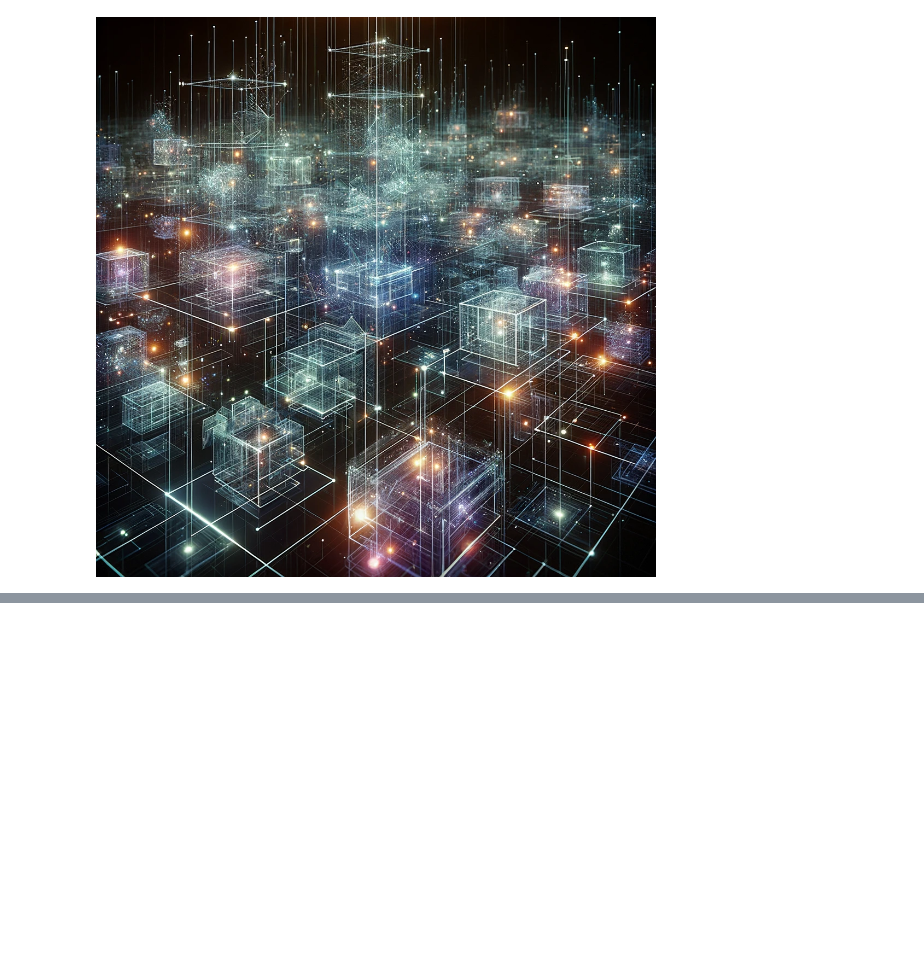
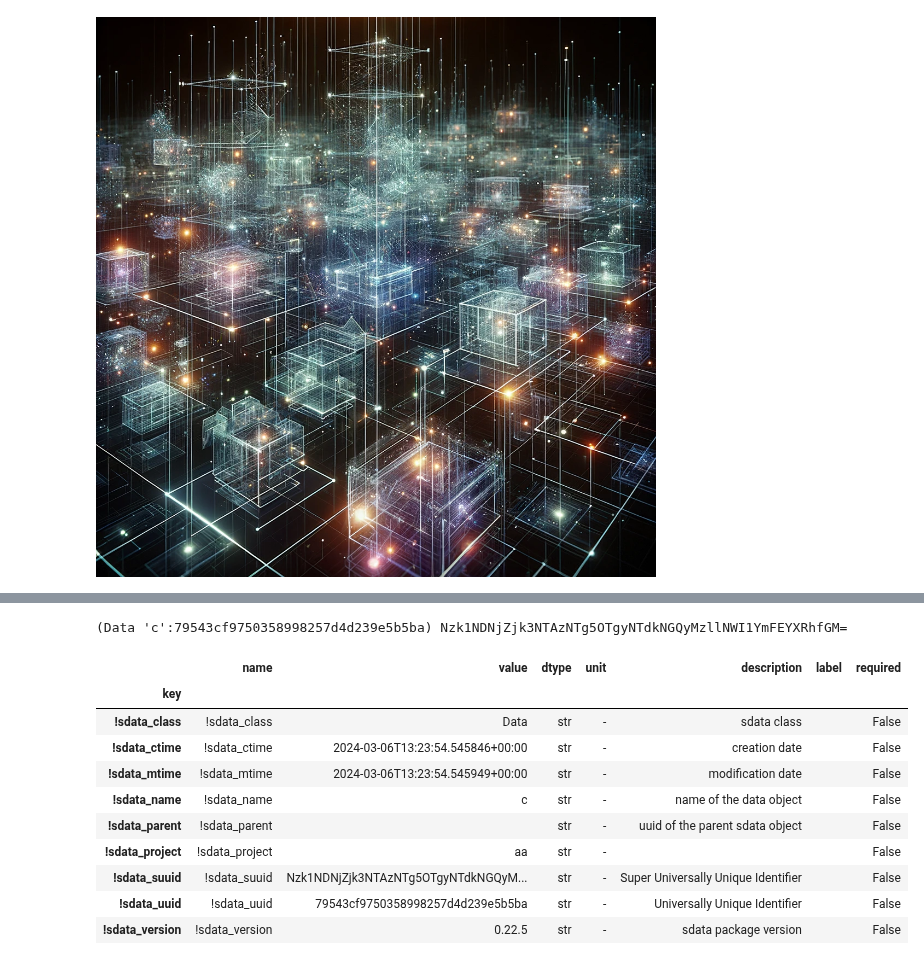
Before and after one commit to lepy/sdata, a Jupyter notebook: ipynb/sdata_Image.ipynb, the cells around one changed output, grey strips where cells are left out. Saved outputs shown, nothing was run; the diff lists cells and outputs as text; code cells hidden in the pictures; blank space fills up the shorter version.

```diff
--- a/ipynb/sdata_Image.ipynb
+++ b/ipynb/sdata_Image.ipynb
@@ -152,0 +198,17 @@ jpg.mdf
+# %%
+b = a.rename("c", random=False)
+print(b, b.suuid)
+b.mdf
+# %% [output]
+(Data 'c':79543cf9750358998257d4d239e5b5ba) Nzk1NDNjZjk3NTAzNTg5OTgyNTdkNGQyMzllNWI1YmFEYXRhfGM=
+|  | name | value | dtype | unit | description | label | required |
+| key |  |  |  |  |  |  |  |
+| !sdata_class | !sdata_class | Data | str | - | sdata class |  | False |
+| !sdata_ctime | !sdata_ctime | 2024-03-06T13:23:54.545846+00:00 | str | - | creation date |  | False |
+| !sdata_mtime | !sdata_mtime | 2024-03-06T13:23:54.545949+00:00 | str | - | modification date |  | False |
+| !sdata_name | !sdata_name | c | str | - | name of the data object |  | False |
+| !sdata_parent | !sdata_parent |  | str | - | uuid of the parent sdata object |  | False |
+| !sdata_project | !sdata_project | aa | str | - |  |  | False |
+| !sdata_suuid | !sdata_suuid | Nzk1NDNjZjk3NTAzNTg5OTgyNTdkNGQyM... | str | - | Super Universally Unique Identifier |  | False |
+| !sdata_uuid | !sdata_uuid | 79543cf9750358998257d4d239e5b5ba | str | - | Universally Unique Identifier |  | False |
+| !sdata_version | !sdata_version | 0.22.5 | str | - | sdata package version |  | False |
```
Also changed, not shown: parts of 21 cells of this notebook, 5 other files.
